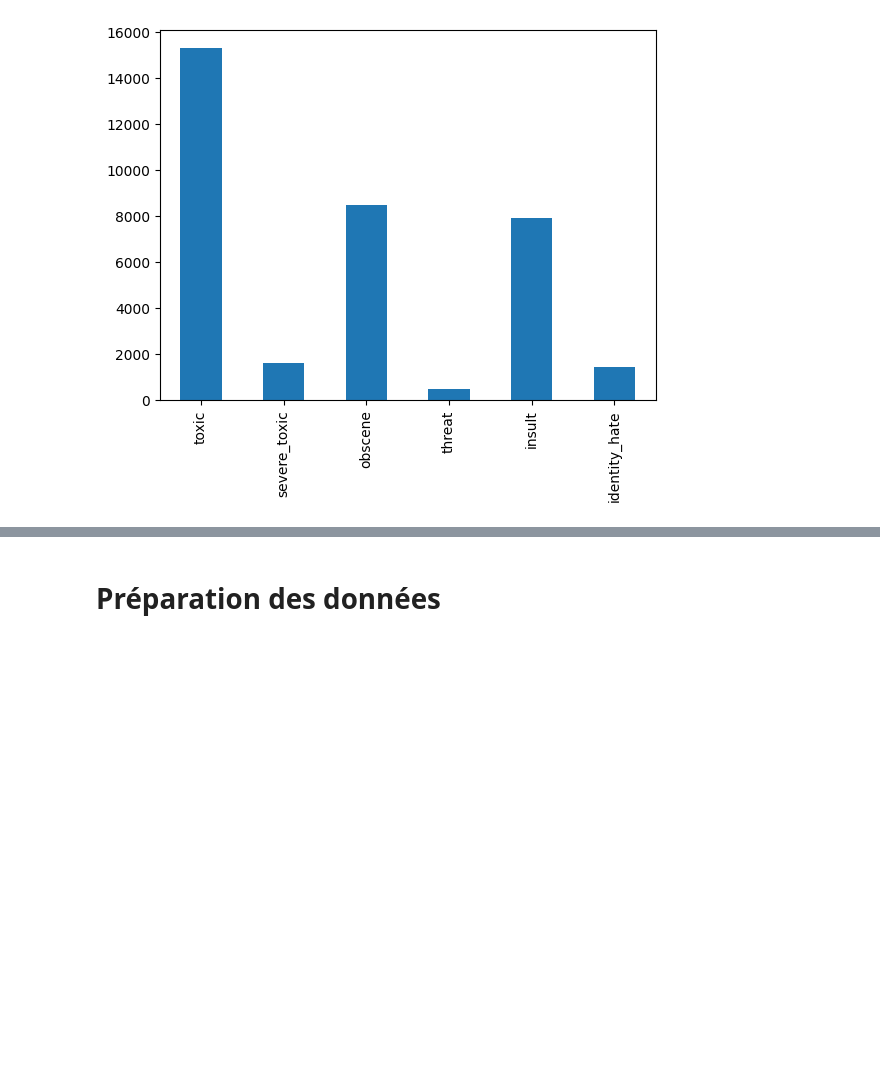
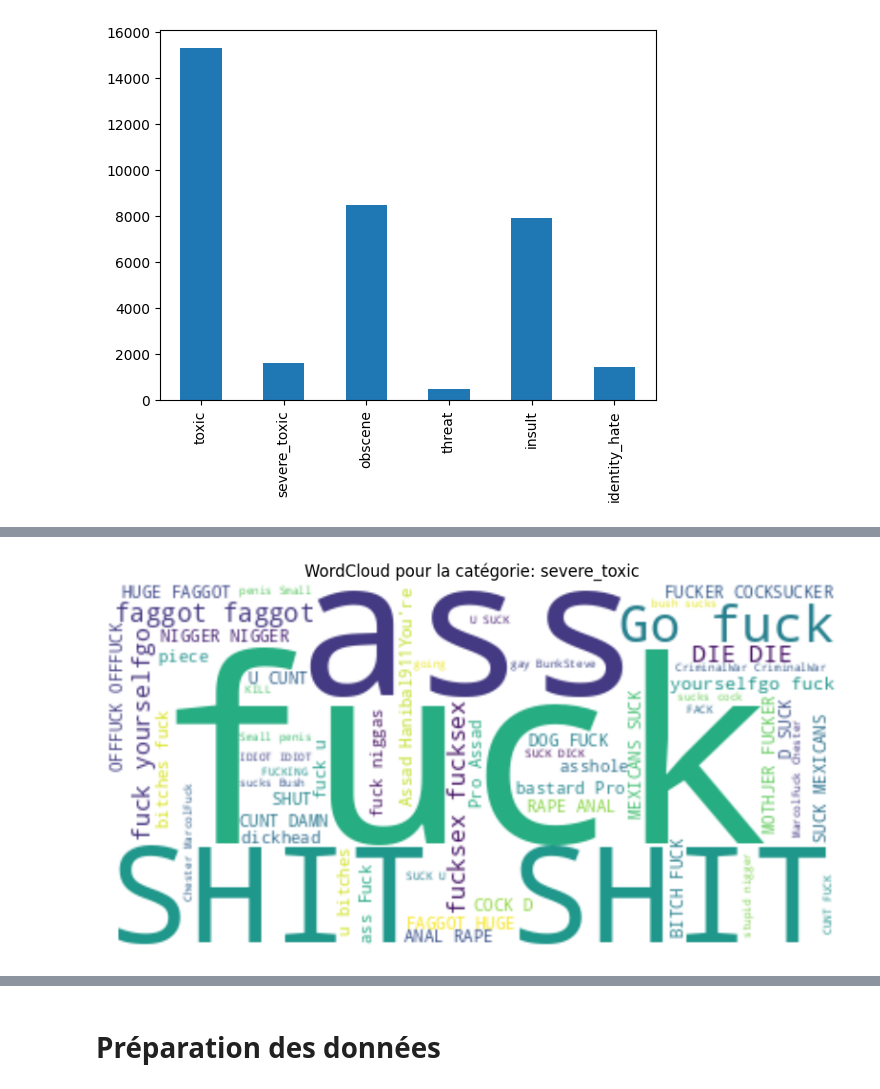
Before and after one commit to SteevenB/ToxicCommentsClassification, a Jupyter notebook: Classification_commentaires_toxiques.ipynb, the cells around one changed output, grey strips where cells are left out. Cells and saved outputs as stored; diff of their text form; code cells hidden in the pictures; blank space fills up the shorter version.

```diff
--- a/Classification_commentaires_toxiques.ipynb
+++ b/Classification_commentaires_toxiques.ipynb
@@ -73,0 +115,4 @@ label_count.plot(kind="bar")
+# %%
+generate_wordcloud(data, 'severe_toxic')
+# %% [output]
+[figure, added]
```
Also changed, not shown: parts of 7 cells of this notebook.
